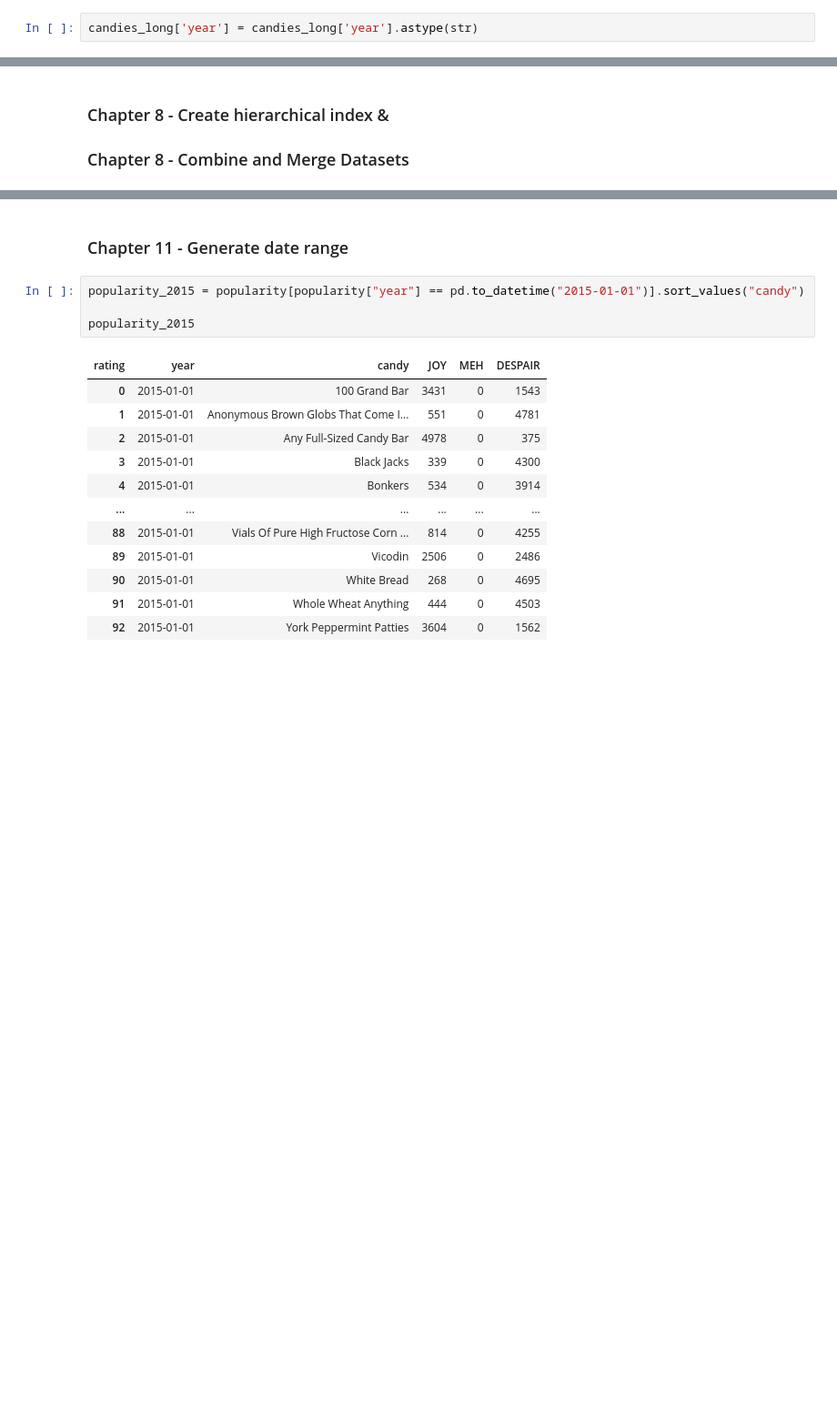
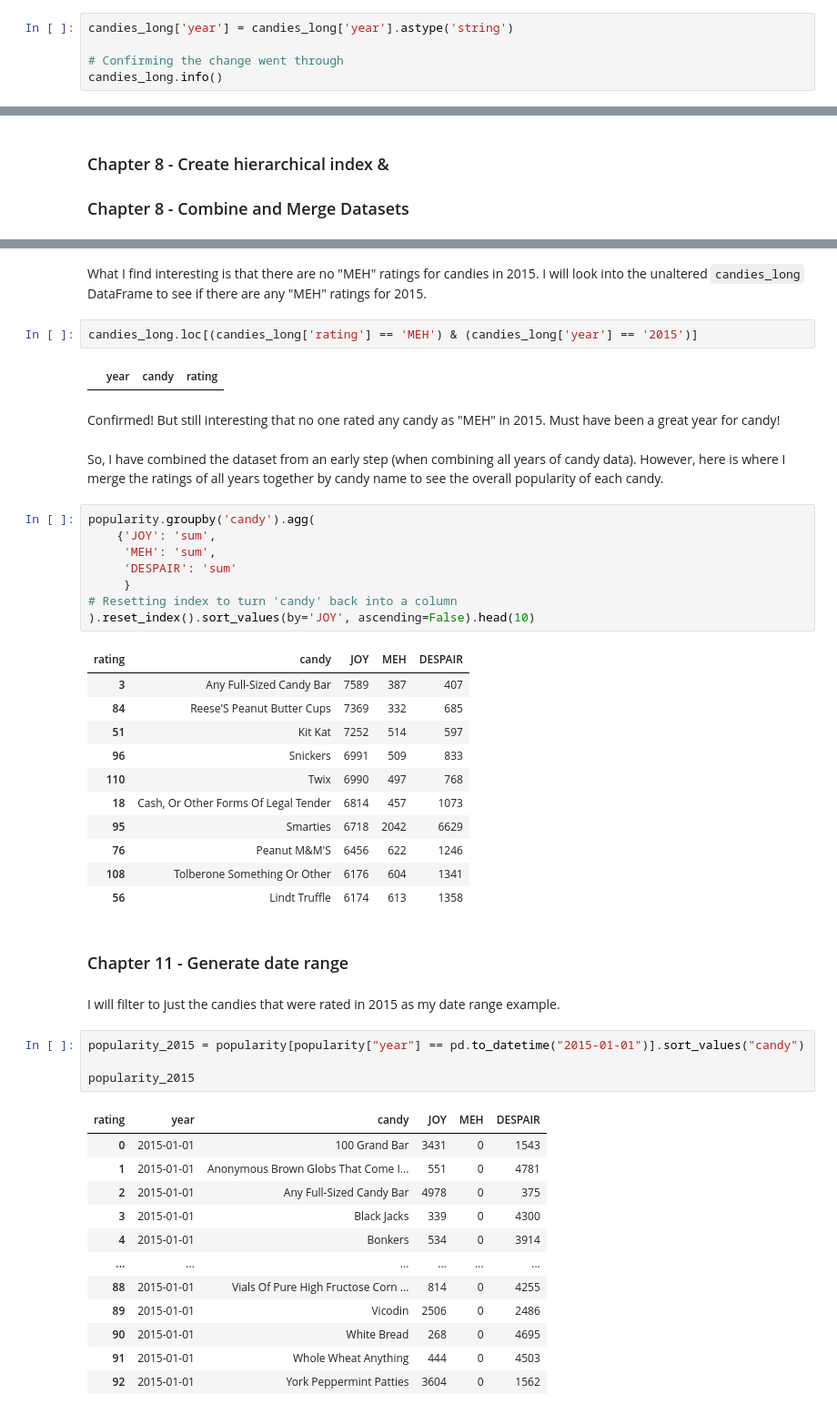
Before and after one commit to plozano0/The-Data-Wrangling-Workshop, a Jupyter notebook: Weekly Exercises/Lozano_P_Week_7&8_Exercise.ipynb, the cells around one changed output, grey strips where cells are left out. Shown at 91% size. Saved outputs shown, nothing was run; the diff lists cells and outputs as text; blank space fills up the shorter version.

```diff
--- a/Weekly Exercises/Lozano_P_Week_7&8_Exercise.ipynb
+++ b/Weekly Exercises/Lozano_P_Week_7&8_Exercise.ipynb
@@ -292,4 +303,7 @@ It's an object. That's fine since it is a string representing the year. However,
 # %% [markdown]
 Using `str` to convert `object` type, which is the default behavior of Python, to string type.
 # %%
-candies_long['year'] = candies_long['year'].astype(str)
+candies_long['year'] = candies_long['year'].astype('string')
+
+# Confirming the change went through
+candies_long.info()
@@ -345,8 +372,40 @@ popularity.head(10)
 | 7 | 2015-01-01 | Brach Products | 1110 | 0 | 3822 |
 | 8 | 2015-01-01 | Broken Glow Stick | 102 | 0 | 5178 |
 | 9 | 2015-01-01 | Bubble Gum | 1388 | 0 | 3783 |
+# %% [markdown]
+What I find interesting is that there are no "MEH" ratings for candies in 2015. I will look into the unaltered `candies_long` DataFrame to see if there are any "MEH" ratings for 2015.
+# %%
+candies_long.loc[(candies_long['rating'] == 'MEH') & (candies_long['year'] == '2015')]
+# %% [output]
+|  | year | candy | rating |
+# %% [markdown]
+Confirmed! But still interesting that no one rated any candy as "MEH" in 2015. Must have been a great year for candy!
+# %% [markdown]
+So, I have combined the dataset from an early step (when combining all years of candy data). However, here is where I merge the ratings of all years together by candy name to see the overall popularity of each candy.
+# %%
+popularity.groupby('candy').agg(
+    {'JOY': 'sum',
+     'MEH': 'sum',
+     'DESPAIR': 'sum'
+     }
+# Resetting index to turn 'candy' back into a column
+).reset_index().sort_values(by='JOY', ascending=False).head(10)
+# %% [output]
+| rating | candy | JOY | MEH | DESPAIR |
+| 3 | Any Full-Sized Candy Bar | 7589 | 387 | 407 |
+| 84 | Reese'S Peanut Butter Cups | 7369 | 332 | 685 |
+| 51 | Kit Kat | 7252 | 514 | 597 |
+| 96 | Snickers | 6991 | 509 | 833 |
+| 110 | Twix | 6990 | 497 | 768 |
+| 18 | Cash, Or Other Forms Of Legal Tender | 6814 | 457 | 1073 |
+| 95 | Smarties | 6718 | 2042 | 6629 |
+| 76 | Peanut M&M'S | 6456 | 622 | 1246 |
+| 108 | Tolberone Something Or Other | 6176 | 604 | 1341 |
+| 56 | Lindt Truffle | 6174 | 613 | 1358 |
 # %% [markdown]
 ### Chapter 11 - Generate date range
+# %% [markdown]
+I will filter to just the candies that were rated in 2015 as my date range example.
 # %%
 popularity_2015 = popularity[popularity["year"] == pd.to_datetime("2015-01-01")].sort_values("candy")
 
```
Also changed, not shown: parts of 16 cells of this notebook.
